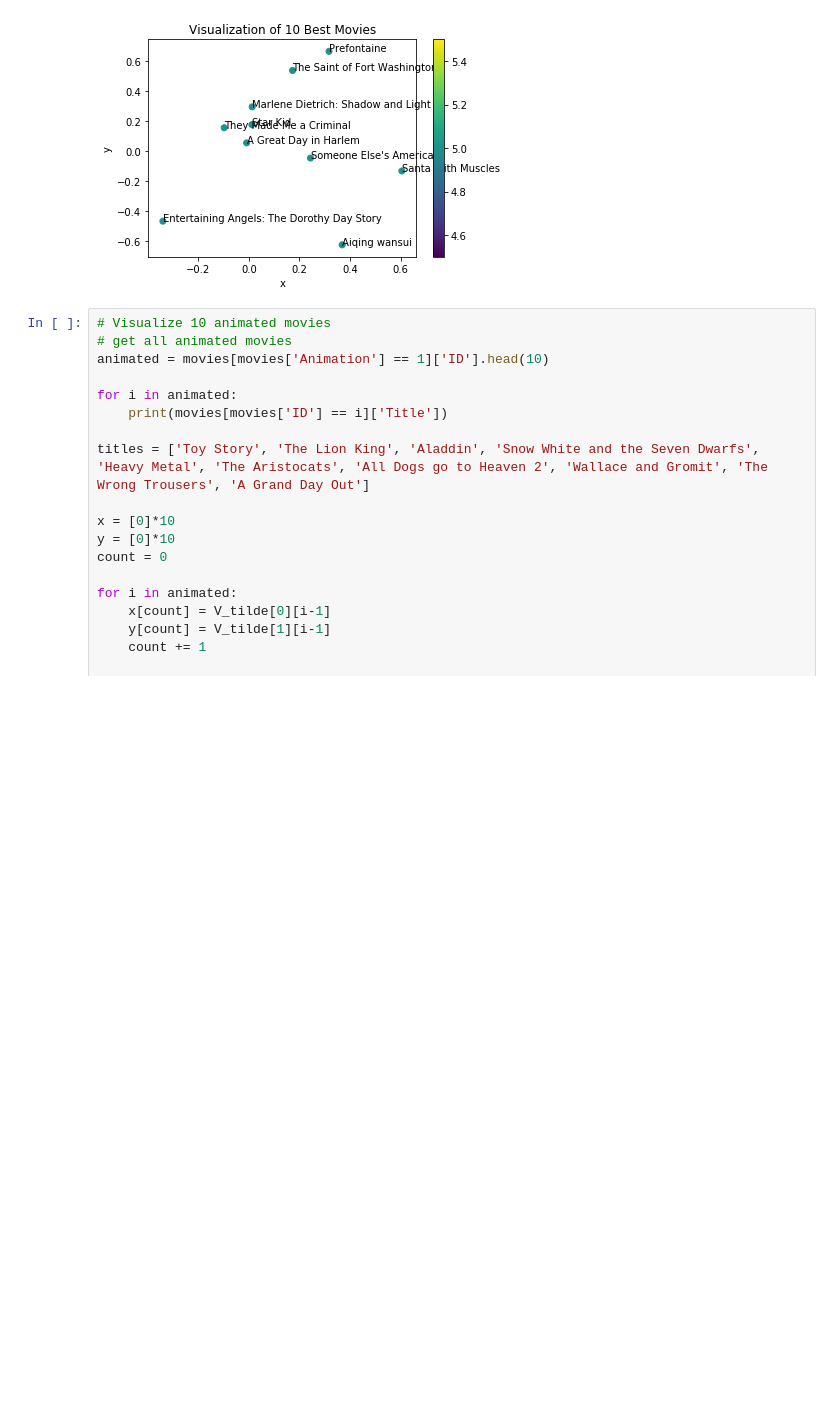
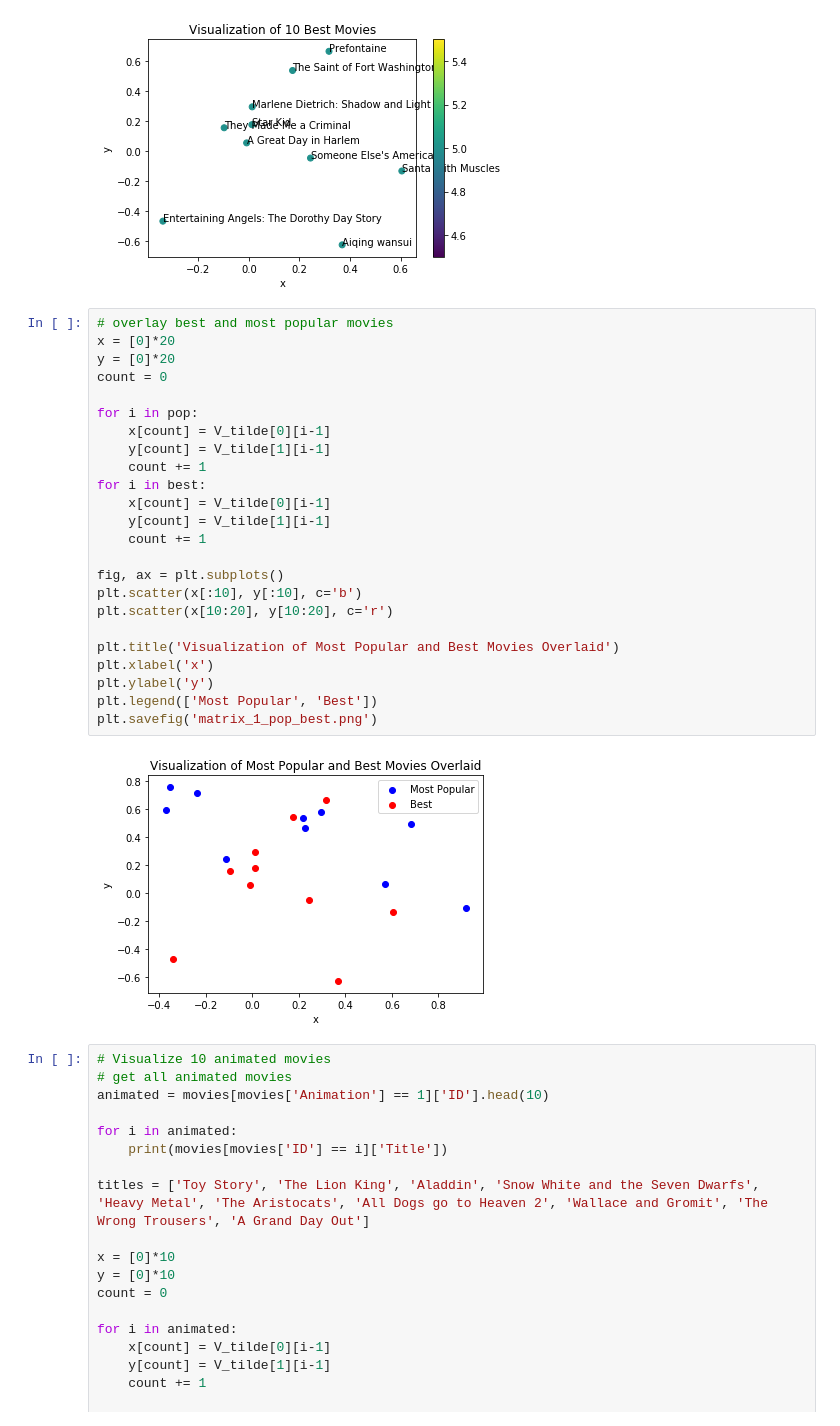
Before and after one commit to amandaliusa/cs155-movielens, a Jupyter notebook: matrix_factorizations_1.ipynb, the cells around one changed output. Saved outputs shown, nothing was run; the diff lists cells and outputs as text; blank space fills up the shorter version.

Commit message:
images

```diff
--- a/matrix_factorizations_1.ipynb
+++ b/matrix_factorizations_1.ipynb
@@ -424,6 +424,32 @@ Name: Title, dtype: object
 [figure]
 [figure]
 [figure]
+# %%
+# overlay best and most popular movies
+x = [0]*20
+y = [0]*20
+count = 0
+
+for i in pop:
+    x[count] = V_tilde[0][i-1]
+    y[count] = V_tilde[1][i-1]
+    count += 1
+for i in best:
+    x[count] = V_tilde[0][i-1]
+    y[count] = V_tilde[1][i-1]
+    count += 1
+
+fig, ax = plt.subplots()
+plt.scatter(x[:10], y[:10], c='b')
+plt.scatter(x[10:20], y[10:20], c='r')
+
+plt.title('Visualization of Most Popular and Best Movies Overlaid')
+plt.xlabel('x')
+plt.ylabel('y')
+plt.legend(['Most Popular', 'Best'])
+plt.savefig('matrix_1_pop_best.png')
+# %% [output]
+[figure, added]
 # %%
 # Visualize 10 animated movies
 # get all animated movies
```
Also changed, not shown: 2 other files.
